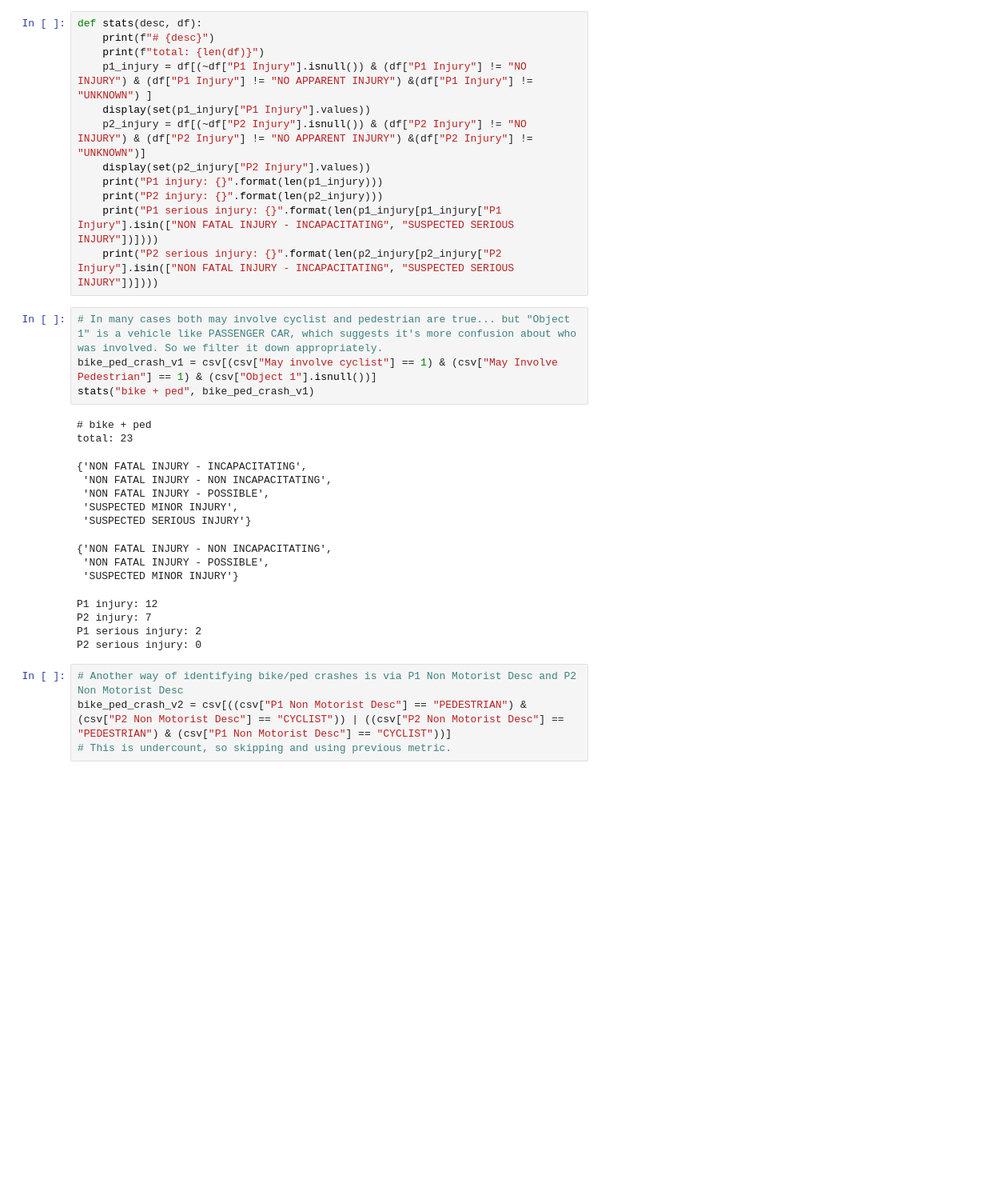
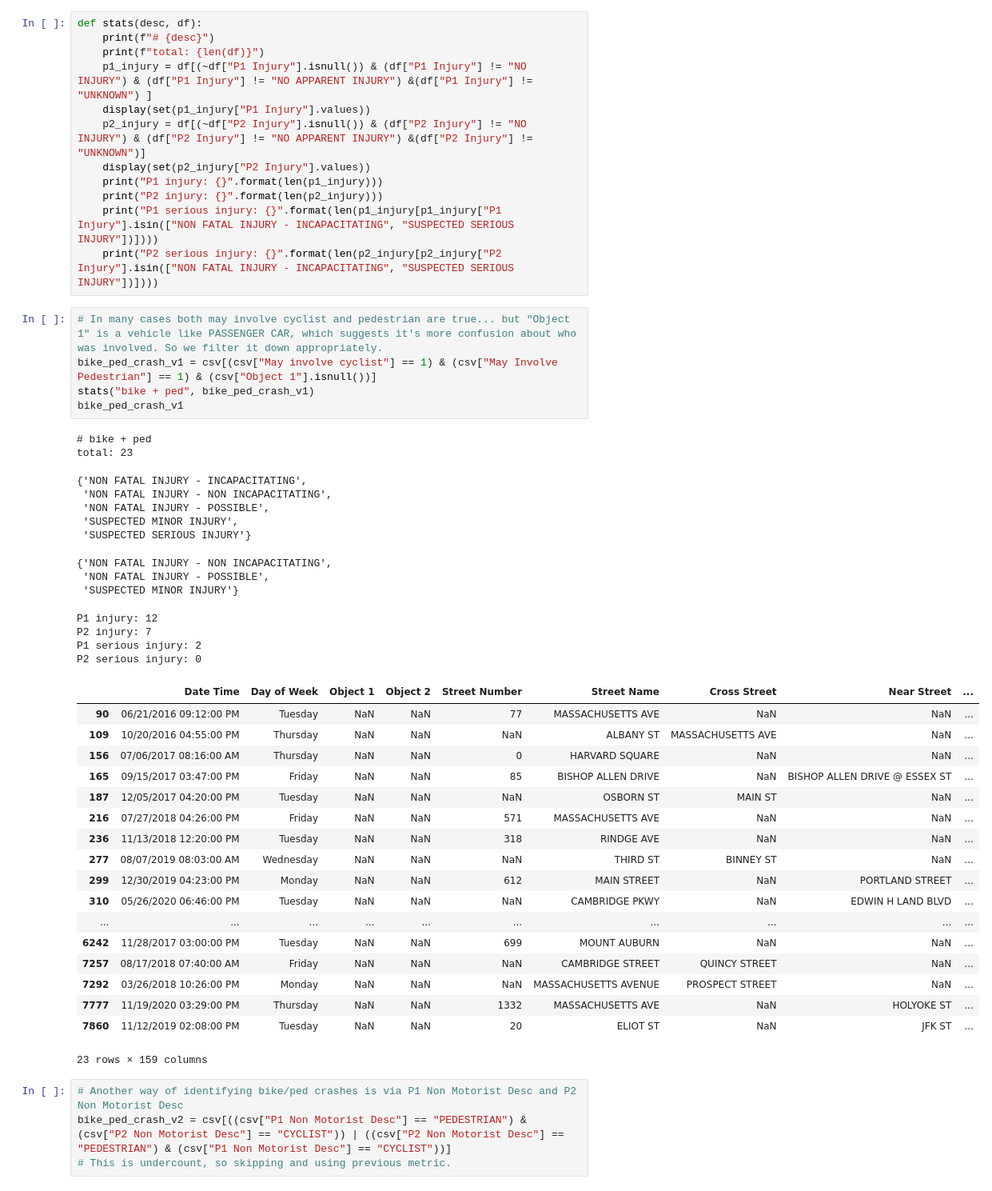
Before and after one commit to itamarst/cambridge-crashes, a Jupyter notebook: type-of-crash.ipynb, the cells around one changed output. Shown at 80% size. Cells and saved outputs as stored; diff of their text form; blank space fills up the shorter version.

```diff
--- a/type-of-crash.ipynb
+++ b/type-of-crash.ipynb
@@ -20,22 +20,41 @@ def stats(desc, df):
 # %%
 # In many cases both may involve cyclist and pedestrian are true... but "Object 1" is a vehicle like PASSENGER CAR, which suggests it's more confusion about who was involved. So we filter it down appropriately.
 bike_ped_crash_v1 = csv[(csv["May involve cyclist"] == 1) & (csv["May Involve Pedestrian"] == 1) & (csv["Object 1"].isnull())]
 stats("bike + ped", bike_ped_crash_v1)
+bike_ped_crash_v1
 # %% [output]
 # bike + ped
 total: 23
 {'NON FATAL INJURY - INCAPACITATING',
  'NON FATAL INJURY - NON INCAPACITATING',
  'NON FATAL INJURY - POSSIBLE',
  'SUSPECTED MINOR INJURY',
  'SUSPECTED SERIOUS INJURY'}
 {'NON FATAL INJURY - NON INCAPACITATING',
  'NON FATAL INJURY - POSSIBLE',
  'SUSPECTED MINOR INJURY'}
 P1 injury: 12
 P2 injury: 7
 P1 serious injury: 2
 P2 serious injury: 0
+|  | Date Time | Day of Week | Object 1 | Object 2 | Street Number | Street Name | Cross Street | Near Street | ... |
+| 90 | 06/21/2016 09:12:00 PM | Tuesday | NaN | NaN | 77 | MASSACHUSETTS AVE | NaN | NaN | ... |
+| 109 | 10/20/2016 04:55:00 PM | Thursday | NaN | NaN | NaN | ALBANY ST | MASSACHUSETTS AVE | NaN | ... |
+| 156 | 07/06/2017 08:16:00 AM | Thursday | NaN | NaN | 0 | HARVARD SQUARE | NaN | NaN | ... |
+| 165 | 09/15/2017 03:47:00 PM | Friday | NaN | NaN | 85 | BISHOP ALLEN DRIVE | NaN | BISHOP ALLEN DRIVE @ ESSEX ST | ... |
+| 187 | 12/05/2017 04:20:00 PM | Tuesday | NaN | NaN | NaN | OSBORN ST | MAIN ST | NaN | ... |
+| 216 | 07/27/2018 04:26:00 PM | Friday | NaN | NaN | 571 | MASSACHUSETTS AVE | NaN | NaN | ... |
+| 236 | 11/13/2018 12:20:00 PM | Tuesday | NaN | NaN | 318 | RINDGE AVE | NaN | NaN | ... |
+| 277 | 08/07/2019 08:03:00 AM | Wednesday | NaN | NaN | NaN | THIRD ST | BINNEY ST | NaN | ... |
+| 299 | 12/30/2019 04:23:00 PM | Monday | NaN | NaN | 612 | MAIN STREET | NaN | PORTLAND STREET | ... |
+| 310 | 05/26/2020 06:46:00 PM | Tuesday | NaN | NaN | NaN | CAMBRIDGE PKWY | NaN | EDWIN H LAND BLVD | ... |
+| ... | ... | ... | ... | ... | ... | ... | ... | ... | ... |
+| 6242 | 11/28/2017 03:00:00 PM | Tuesday | NaN | NaN | 699 | MOUNT AUBURN | NaN | NaN | ... |
+| 7257 | 08/17/2018 07:40:00 AM | Friday | NaN | NaN | NaN | CAMBRIDGE STREET | QUINCY STREET | NaN | ... |
+| 7292 | 03/26/2018 10:26:00 PM | Monday | NaN | NaN | NaN | MASSACHUSETTS AVENUE | PROSPECT STREET | NaN | ... |
+| 7777 | 11/19/2020 03:29:00 PM | Thursday | NaN | NaN | 1332 | MASSACHUSETTS AVE | NaN | HOLYOKE ST | ... |
+| 7860 | 11/12/2019 02:08:00 PM | Tuesday | NaN | NaN | 20 | ELIOT ST | NaN | JFK ST | ... |
+23 rows × 159 columns
 # %%
 # Another way of identifying bike/ped crashes is via P1 Non Motorist Desc and P2 Non Motorist Desc
 bike_ped_crash_v2 = csv[((csv["P1 Non Motorist Desc"] == "PEDESTRIAN") & (csv["P2 Non Motorist Desc"] == "CYCLIST")) | ((csv["P2 Non Motorist Desc"] == "PEDESTRIAN") & (csv["P1 Non Motorist Desc"] == "CYCLIST"))]
```
Also changed, not shown: parts of 5 cells of this notebook.
